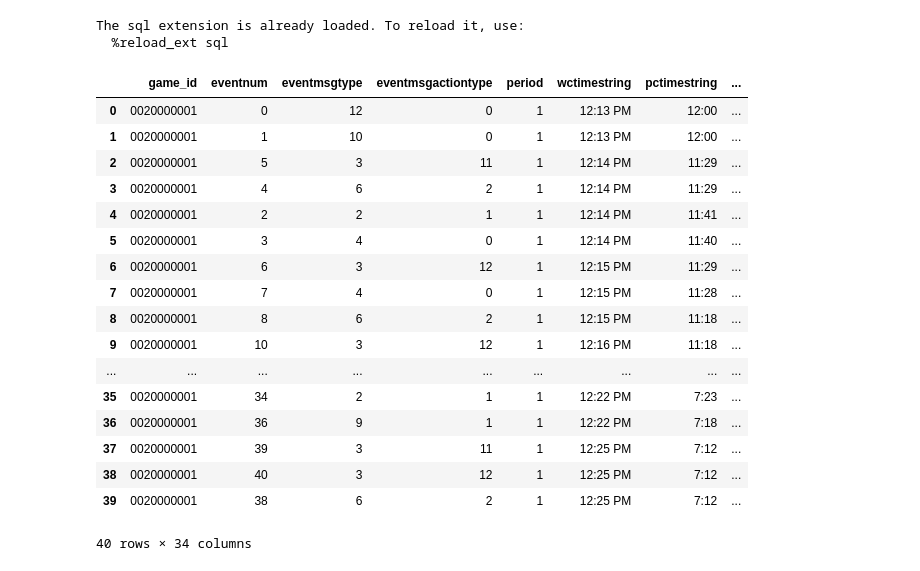
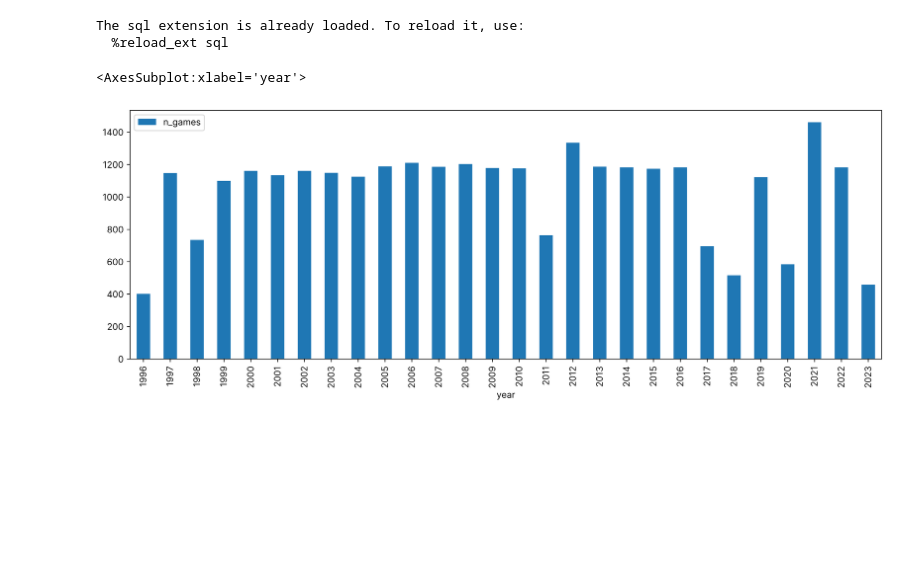
Before and after one commit to malte-j/dataviz-2023, a Jupyter notebook: notebooks/play-by-play.ipynb, the cells around one changed output. Drawn from its saved outputs; the diff is of its cells as text; code cells hidden in the pictures; blank space fills up the shorter version.

```diff
--- a/notebooks/play-by-play.ipynb
+++ b/notebooks/play-by-play.ipynb
@@ -17,24 +24,3 @@ The sql extension is already loaded. To reload it, use:
 # %%
 %sql play_by_play << SELECT * FROM read_csv_auto('../archive/csv/play_by_play.csv') ORDER BY game_id, wctimestring LIMIT 40;
 play_by_play: pd.DataFrame
-# %%
-play_by_play
-# %% [output]
-|  | game_id | eventnum | eventmsgtype | eventmsgactiontype | period | wctimestring | pctimestring | ... |
-| 0 | 0020000001 | 0 | 12 | 0 | 1 | 12:13 PM | 12:00 | ... |
-| 1 | 0020000001 | 1 | 10 | 0 | 1 | 12:13 PM | 12:00 | ... |
-| 2 | 0020000001 | 5 | 3 | 11 | 1 | 12:14 PM | 11:29 | ... |
-| 3 | 0020000001 | 4 | 6 | 2 | 1 | 12:14 PM | 11:29 | ... |
-| 4 | 0020000001 | 2 | 2 | 1 | 1 | 12:14 PM | 11:41 | ... |
-| 5 | 0020000001 | 3 | 4 | 0 | 1 | 12:14 PM | 11:40 | ... |
-| 6 | 0020000001 | 6 | 3 | 12 | 1 | 12:15 PM | 11:29 | ... |
-| 7 | 0020000001 | 7 | 4 | 0 | 1 | 12:15 PM | 11:28 | ... |
-| 8 | 0020000001 | 8 | 6 | 2 | 1 | 12:15 PM | 11:18 | ... |
-| 9 | 0020000001 | 10 | 3 | 12 | 1 | 12:16 PM | 11:18 | ... |
-| ... | ... | ... | ... | ... | ... | ... | ... | ... |
-| 35 | 0020000001 | 34 | 2 | 1 | 1 | 12:22 PM | 7:23 | ... |
-| 36 | 0020000001 | 36 | 9 | 1 | 1 | 12:22 PM | 7:18 | ... |
-| 37 | 0020000001 | 39 | 3 | 11 | 1 | 12:25 PM | 7:12 | ... |
-| 38 | 0020000001 | 40 | 3 | 12 | 1 | 12:25 PM | 7:12 | ... |
-| 39 | 0020000001 | 38 | 6 | 2 | 1 | 12:25 PM | 7:12 | ... |
-40 rows × 34 columns
@@ -40,0 +42,5 @@ play_by_play
+# %%
+play_by_play_n_games.plot.bar(x='year', y='n_games', figsize=(15, 5))
+# %% [output]
+<AxesSubplot:xlabel='year'>
+[figure, added]
```
Also changed, not shown: parts of 6 cells of this notebook, 1 other file.
